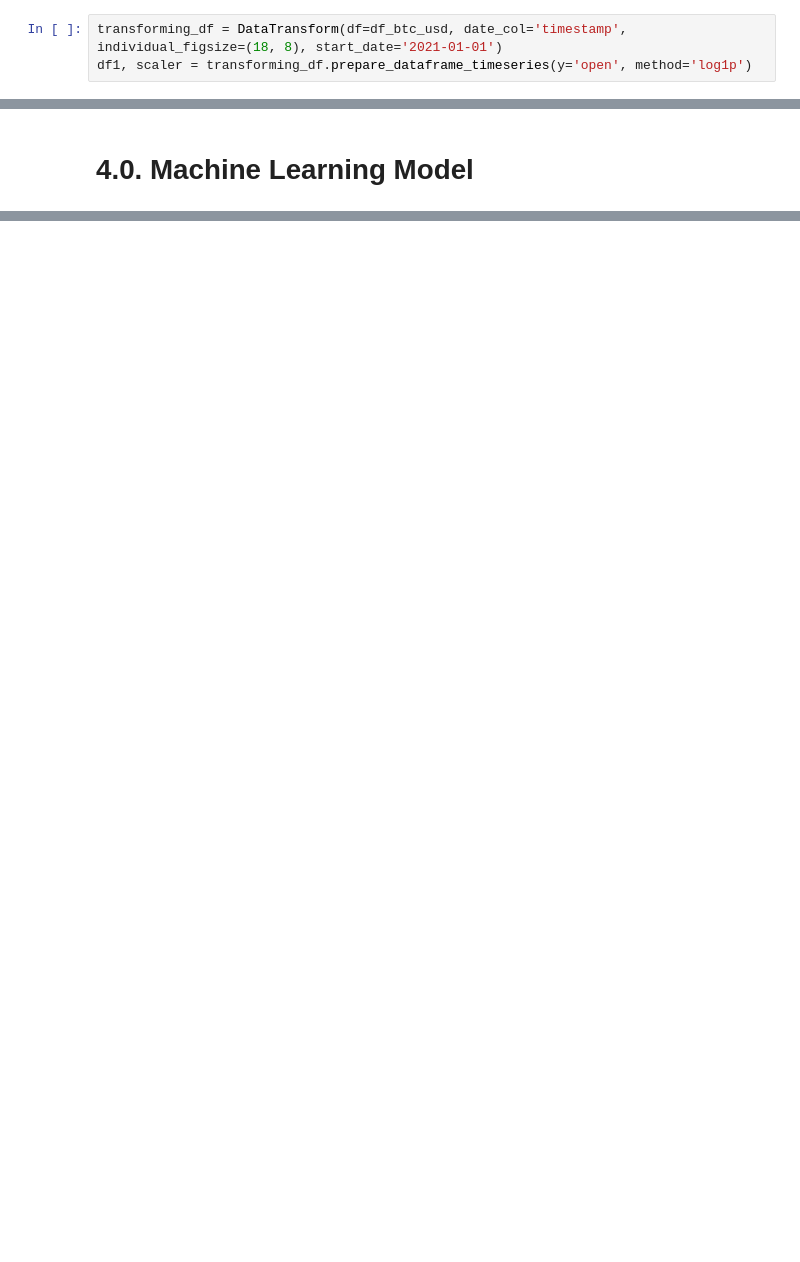
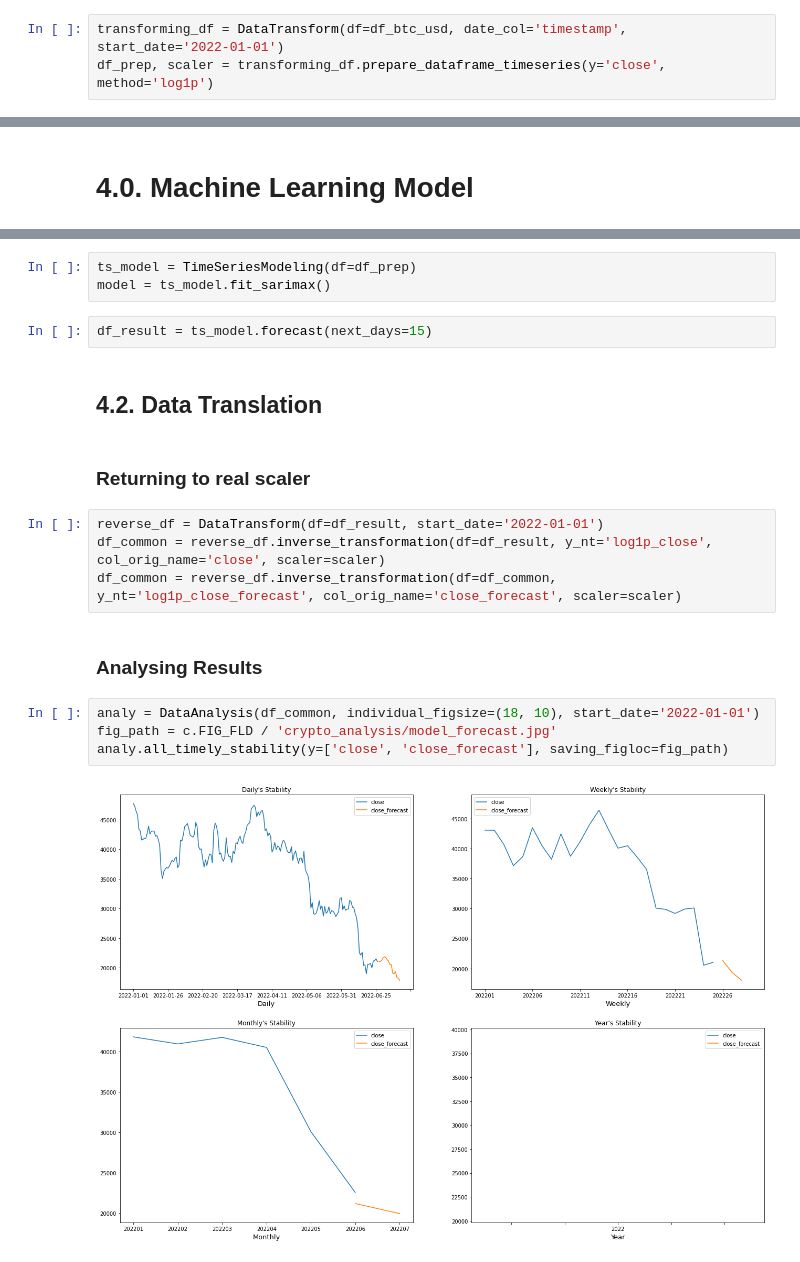
Before and after one commit to Valcilio/figma-assus, a Jupyter notebook: notebooks/data_eng_ml_model.ipynb, the cells around one changed output, grey strips where cells are left out. Saved outputs shown, nothing was run; the diff lists cells and outputs as text; blank space fills up the shorter version.

```diff
--- a/notebooks/data_eng_ml_model.ipynb
+++ b/notebooks/data_eng_ml_model.ipynb
@@ -108,6 +105,6 @@ DataAnaly || 2022-06-25 12:35:14,168 (WARNING) || The mean difference in yeo-joh
 # %% [markdown]
 # 3.0. Data Preparation
 # %%
-transforming_df = DataTransform(df=df_btc_usd, date_col='timestamp', individual_figsize=(18, 8), start_date='2021-01-01')
-df1, scaler = transforming_df.prepare_dataframe_timeseries(y='open', method='log1p')
+transforming_df = DataTransform(df=df_btc_usd, date_col='timestamp', start_date='2022-01-01')
+df_prep, scaler = transforming_df.prepare_dataframe_timeseries(y='close', method='log1p')
 # %% [output]
@@ -168,0 +117,21 @@ df2.plot(title='original');
+# %%
+ts_model = TimeSeriesModeling(df=df_prep)
+model = ts_model.fit_sarimax()
+# %%
+df_result = ts_model.forecast(next_days=15)
+# %% [markdown]
+## 4.2. Data Translation
+# %% [markdown]
+### Returning to real scaler
+# %%
+reverse_df = DataTransform(df=df_result, start_date='2022-01-01')
+df_common = reverse_df.inverse_transformation(df=df_result, y_nt='log1p_close', col_orig_name='close', scaler=scaler)
+df_common = reverse_df.inverse_transformation(df=df_common, y_nt='log1p_close_forecast', col_orig_name='close_forecast', scaler=scaler)
+# %% [markdown]
+### Analysing Results
+# %%
+analy = DataAnalysis(df_common, individual_figsize=(18, 10), start_date='2022-01-01')
+fig_path = c.FIG_FLD / 'crypto_analysis/model_forecast.jpg'
+analy.all_timely_stability(y=['close', 'close_forecast'], saving_figloc=fig_path)
+# %% [output]
+[figure, added]
```
Also changed, not shown: parts of 21 cells of this notebook, 18 other files.
